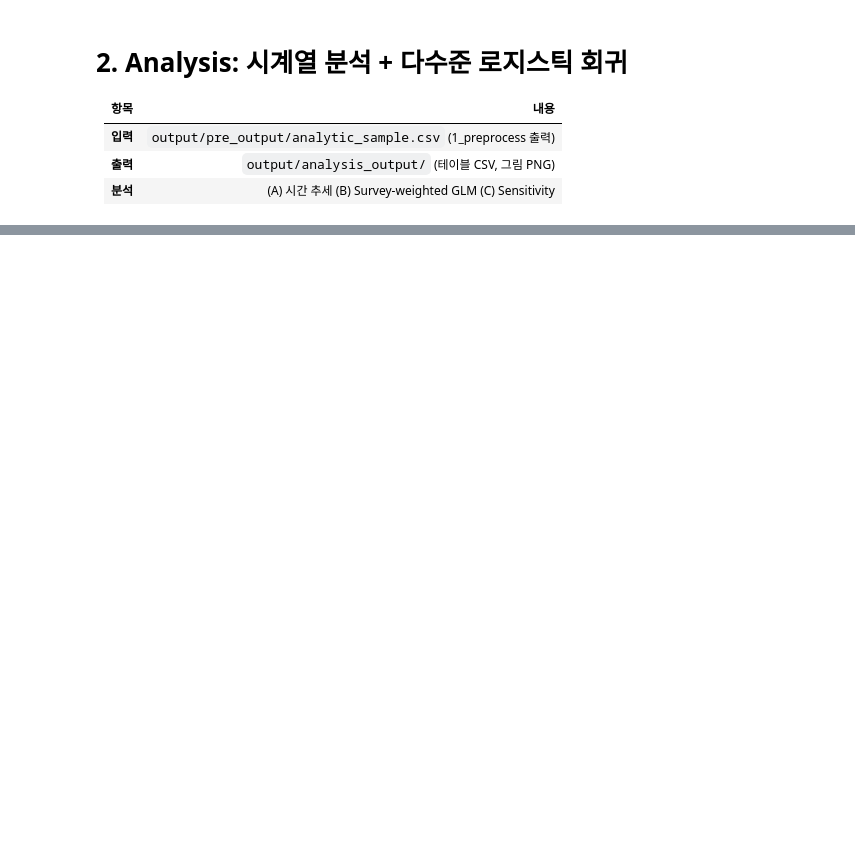
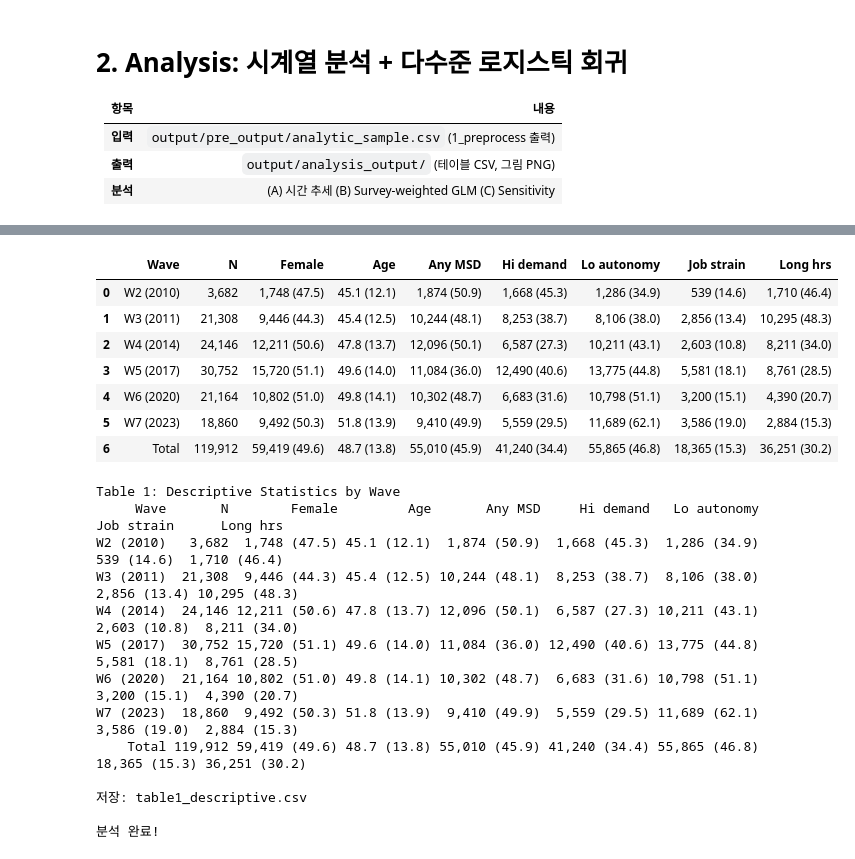
Before and after one commit to y3korea/kwcs-msd-psychosocial, a Jupyter notebook: notebooks/2_analysis.ipynb, the cells around one changed output, grey strips where cells are left out. Cells and saved outputs as stored; diff of their text form; code cells hidden in the pictures; blank space fills up the shorter version.

```diff
--- a/notebooks/2_analysis.ipynb
+++ b/notebooks/2_analysis.ipynb
@@ -718,30 +1139,53 @@ for w in sorted(df['wave'].unique()):
         'Wave': f'W{int(w)} ({YEARS[int(w)]})',
         'N': f'{len(s):,}',
         'Female': pct(s['female']),
         'Age': f'{s["age_raw"].mean():.1f} ({s["age_raw"].std():.1f})',
         'Any MSD': pct(s['msd_any']),
         'Hi demand': pct(s['psy_demand_hi']),
         'Lo autonomy': pct(s['lo_auto']),
         'Job strain': pct(s['job_strain']),
         'Long hrs': pct(s['long_hrs']),
     })
 
 # Total
 rows.append({
     'Wave': 'Total',
     'N': f'{len(df):,}',
     'Female': pct(df['female']),
     'Age': f'{df["age_raw"].mean():.1f} ({df["age_raw"].std():.1f})',
     'Any MSD': pct(df['msd_any']),
     'Hi demand': pct(df['psy_demand_hi']),
     'Lo autonomy': pct(df['lo_auto']),
     'Job strain': pct(df['job_strain']),
     'Long hrs': pct(df['long_hrs']),
 })
 
 df_t1 = pd.DataFrame(rows)
 df_t1.to_csv(os.path.join(OUT_DIR, 'table1_descriptive.csv'), index=False)
+display(df_t1)
 print('Table 1: Descriptive Statistics by Wave')
 print(df_t1.to_string(index=False))
 print(f'\n저장: table1_descriptive.csv')
 print('\n분석 완료!')
+# %% [output]
+|  | Wave | N | Female | Age | Any MSD | Hi demand | Lo autonomy | Job strain | Long hrs |
+| 0 | W2 (2010) | 3,682 | 1,748 (47.5) | 45.1 (12.1) | 1,874 (50.9) | 1,668 (45.3) | 1,286 (34.9) | 539 (14.6) | 1,710 (46.4) |
+| 1 | W3 (2011) | 21,308 | 9,446 (44.3) | 45.4 (12.5) | 10,244 (48.1) | 8,253 (38.7) | 8,106 (38.0) | 2,856 (13.4) | 10,295 (48.3) |
+| 2 | W4 (2014) | 24,146 | 12,211 (50.6) | 47.8 (13.7) | 12,096 (50.1) | 6,587 (27.3) | 10,211 (43.1) | 2,603 (10.8) | 8,211 (34.0) |
+| 3 | W5 (2017) | 30,752 | 15,720 (51.1) | 49.6 (14.0) | 11,084 (36.0) | 12,490 (40.6) | 13,775 (44.8) | 5,581 (18.1) | 8,761 (28.5) |
+| 4 | W6 (2020) | 21,164 | 10,802 (51.0) | 49.8 (14.1) | 10,302 (48.7) | 6,683 (31.6) | 10,798 (51.1) | 3,200 (15.1) | 4,390 (20.7) |
+| 5 | W7 (2023) | 18,860 | 9,492 (50.3) | 51.8 (13.9) | 9,410 (49.9) | 5,559 (29.5) | 11,689 (62.1) | 3,586 (19.0) | 2,884 (15.3) |
+| 6 | Total | 119,912 | 59,419 (49.6) | 48.7 (13.8) | 55,010 (45.9) | 41,240 (34.4) | 55,865 (46.8) | 18,365 (15.3) | 36,251 (30.2) |
+Table 1: Descriptive Statistics by Wave
+     Wave       N        Female         Age       Any MSD     Hi demand   Lo autonomy    Job strain      Long hrs
+W2 (2010)   3,682  1,748 (47.5) 45.1 (12.1)  1,874 (50.9)  1,668 (45.3)  1,286 (34.9)    539 (14.6)  1,710 (46.4)
+W3 (2011)  21,308  9,446 (44.3) 45.4 (12.5) 10,244 (48.1)  8,253 (38.7)  8,106 (38.0)  2,856 (13.4) 10,295 (48.3)
+W4 (2014)  24,146 12,211 (50.6) 47.8 (13.7) 12,096 (50.1)  6,587 (27.3) 10,211 (43.1)  2,603 (10.8)  8,211 (34.0)
+W5 (2017)  30,752 15,720 (51.1) 49.6 (14.0) 11,084 (36.0) 12,490 (40.6) 13,775 (44.8)  5,581 (18.1)  8,761 (28.5)
+W6 (2020)  21,164 10,802 (51.0) 49.8 (14.1) 10,302 (48.7)  6,683 (31.6) 10,798 (51.1)  3,200 (15.1)  4,390 (20.7)
+W7 (2023)  18,860  9,492 (50.3) 51.8 (13.9)  9,410 (49.9)  5,559 (29.5) 11,689 (62.1)  3,586 (19.0)  2,884 (15.3)
+    Total 119,912 59,419 (49.6) 48.7 (13.8) 55,010 (45.9) 41,240 (34.4) 55,865 (46.8) 18,365 (15.3) 36,251 (30.2)
+
+저장: table1_descriptive.csv
+
+분석 완료!
```
Also changed, not shown: parts of 13 cells of this notebook, 4 other files.
